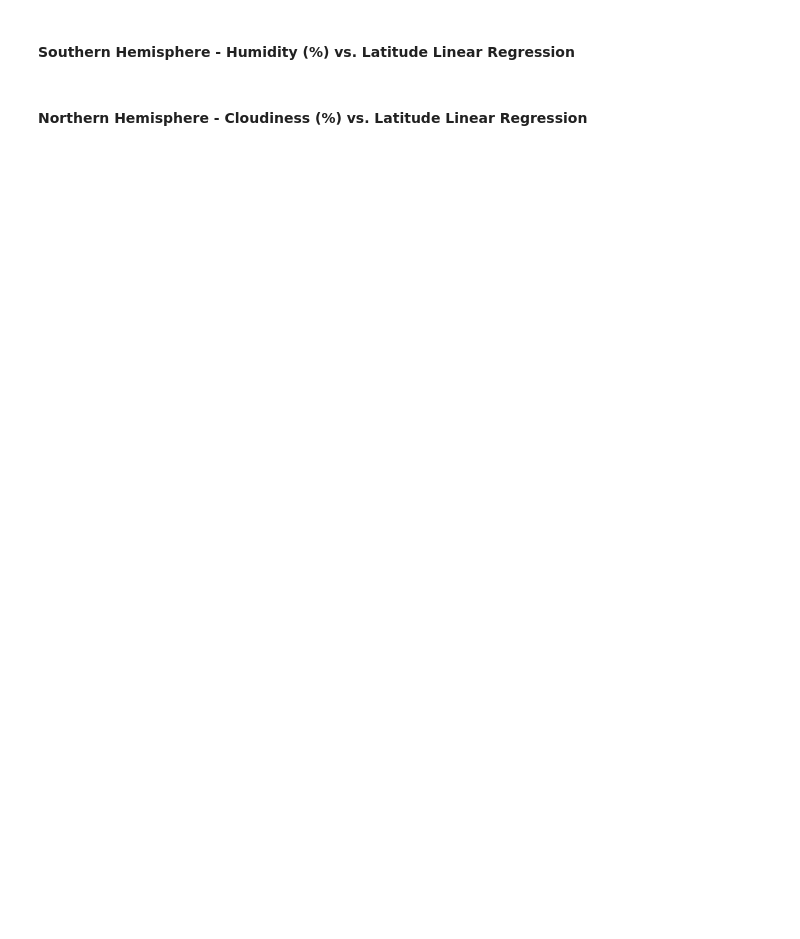
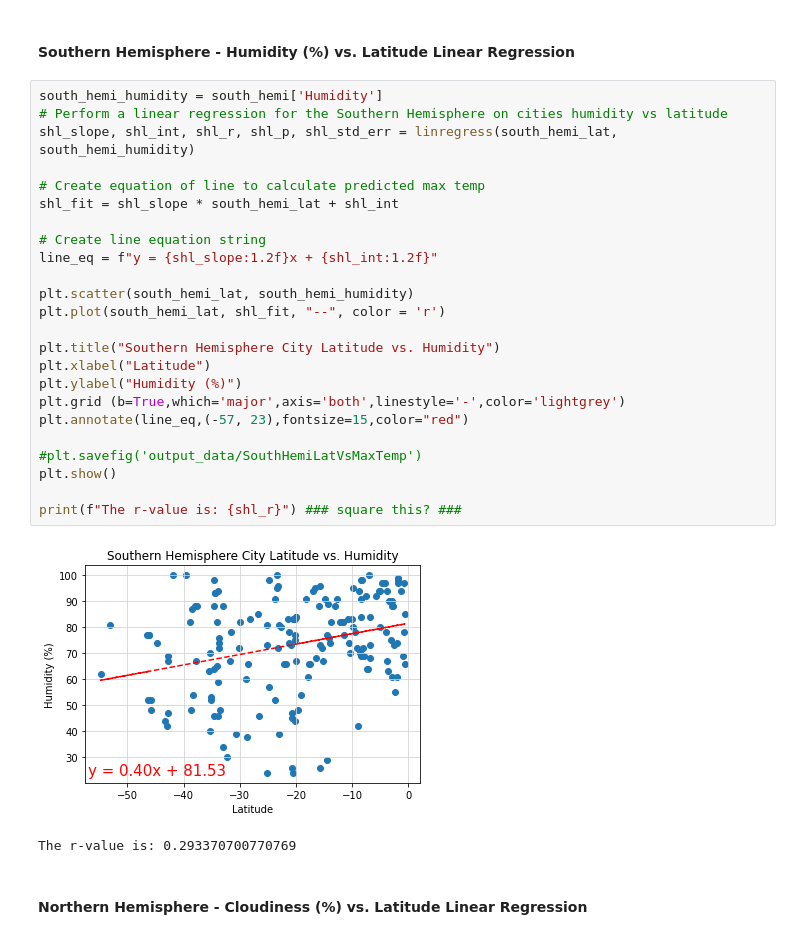
Before and after one commit to RobinWaves/python-api-challenge, a Jupyter notebook: WeatherPy/WeatherPy.ipynb, the cells around one changed output. Drawn from its saved outputs; the diff is of its cells as text; blank space fills up the shorter version.

```diff
--- a/WeatherPy/WeatherPy.ipynb
+++ b/WeatherPy/WeatherPy.ipynb
@@ -287,4 +314,31 @@ The r-value is: 0.2620263857999086
 # %% [markdown]
 ####  Southern Hemisphere - Humidity (%) vs. Latitude Linear Regression
+# %%
+south_hemi_humidity = south_hemi['Humidity']
+# Perform a linear regression for the Southern Hemisphere on cities humidity vs latitude
+shl_slope, shl_int, shl_r, shl_p, shl_std_err = linregress(south_hemi_lat, south_hemi_humidity)
+
+# Create equation of line to calculate predicted max temp
+shl_fit = shl_slope * south_hemi_lat + shl_int
+
+# Create line equation string
+line_eq = f"y = {shl_slope:1.2f}x + {shl_int:1.2f}"
+
+plt.scatter(south_hemi_lat, south_hemi_humidity)
+plt.plot(south_hemi_lat, shl_fit, "--", color = 'r')
+
+plt.title("Southern Hemisphere City Latitude vs. Humidity")
+plt.xlabel("Latitude")
+plt.ylabel("Humidity (%)")
+plt.grid (b=True,which='major',axis='both',linestyle='-',color='lightgrey')
+plt.annotate(line_eq,(-57, 23),fontsize=15,color="red")
+
+#plt.savefig('output_data/SouthHemiLatVsMaxTemp')
+plt.show()
+
+print(f"The r-value is: {shl_r}") ### square this? ###
+# %% [output]
+[figure, added]
+The r-value is: 0.293370700770769
 # %% [markdown]
 ####  Northern Hemisphere - Cloudiness (%) vs. Latitude Linear Regression
```
Also changed, not shown: parts of 7 cells of this notebook.
